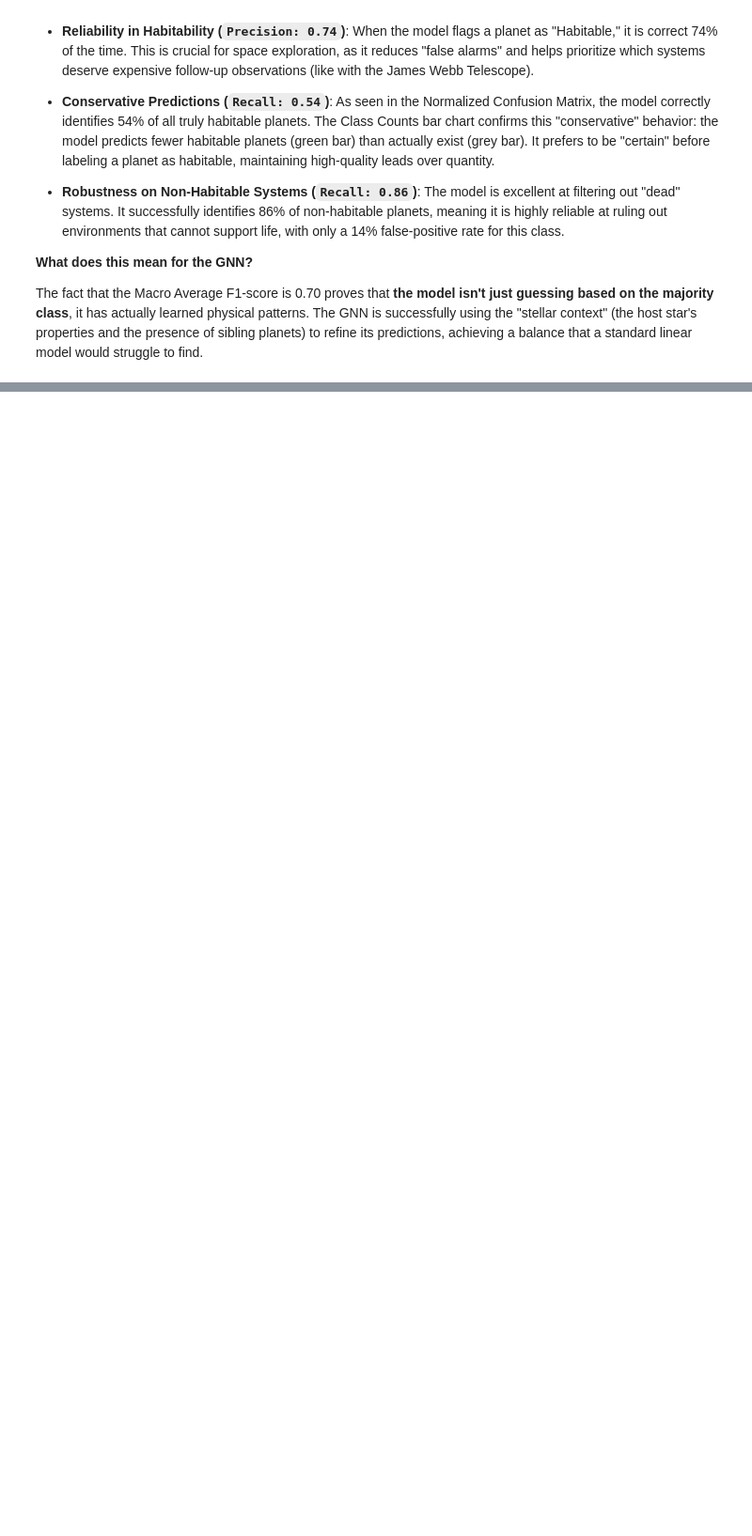
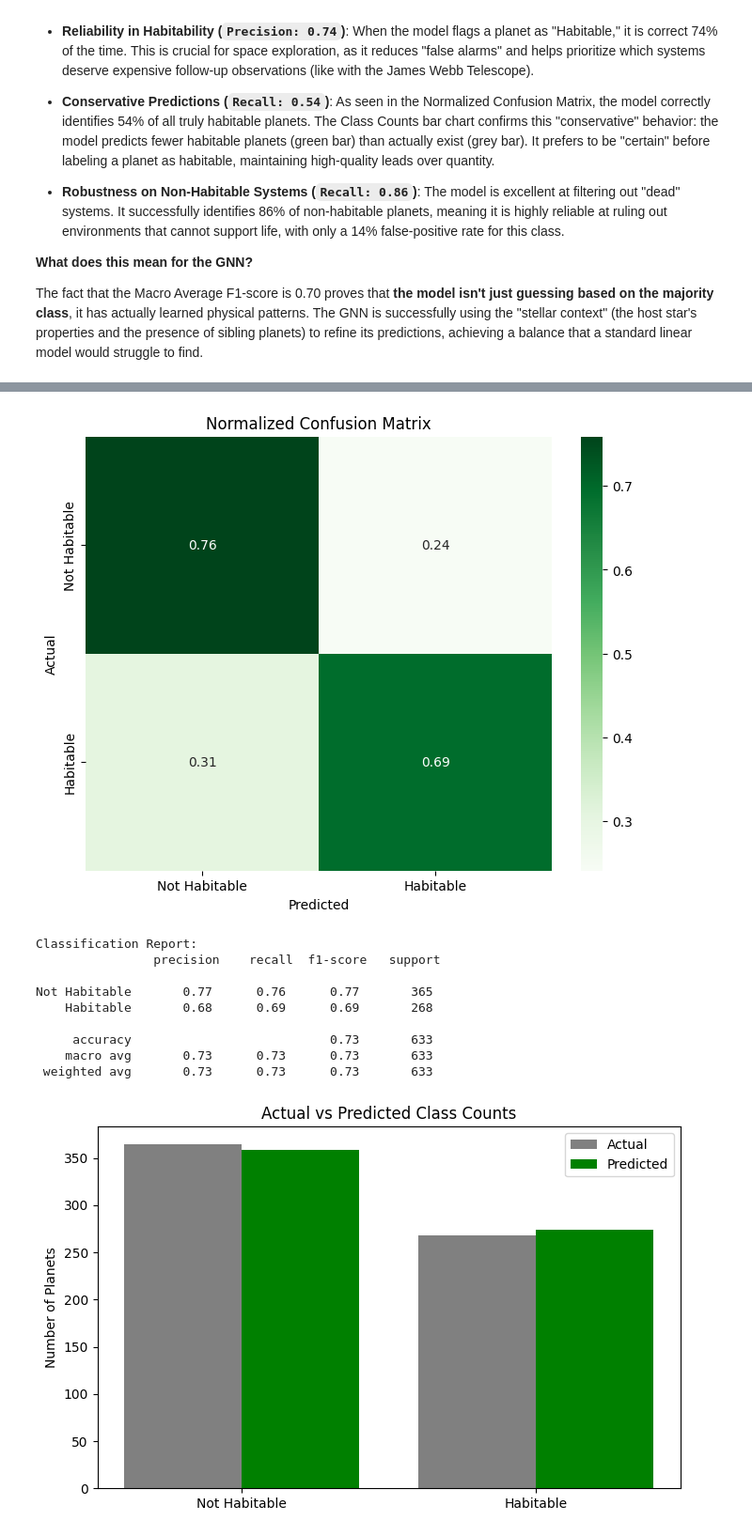
Before and after one commit to Gonzatorra/Machine-Learning-Avanzado, a Jupyter notebook: extraProject/main.ipynb, the cells around one changed output, grey strips where cells are left out. Shown at 94% size. Cells and saved outputs as stored; diff of their text form; code cells hidden in the pictures; blank space fills up the shorter version.

```diff
--- a/extraProject/main.ipynb
+++ b/extraProject/main.ipynb
@@ -824,0 +832,21 @@ The fact that the Macro Average F1-score is 0.70 proves that **the model isn't j
+# %%
+# Get all the labels
+y_train = np.concatenate([data.y.numpy() for data in train_graphs])
+
+# Calculate the weights
+# formula that it uses: n_samples / (n_classes * np.bincount(y))
+weights_array = compute_class_weight(
+    class_weight='balanced',
+    classes=np.unique(y_train),
+    y=y_train
+)
+
+# Convert into tensor for PyTorch
+weights = torch.tensor(weights_array, dtype=torch.float).to(device)
+
+print(f"Calculated weights:")
+print(f" - Not Habitable: {weights[0]:.2f}")
+print(f" - Habitable:     {weights[1]:.2f}")
+
+# Add it into the criterion
+criterion = torch.nn.CrossEntropyLoss(weight=weights)
@@ -824,0 +859,11 @@ The fact that the Macro Average F1-score is 0.70 proves that **the model isn't j
+# %%
+model, history = train_model(
+    model,
+    train_loader,
+    val_loader,
+    criterion,
+    optimizer,
+    device=device,
+    epochs=100,
+    patience=15
+)
@@ -824,0 +888,14 @@ The fact that the Macro Average F1-score is 0.70 proves that **the model isn't j
+# %%
+y_true, y_pred = evaluate_model(model, test_loader, device)
+# %% [output]
+[figure, added]
+Classification Report:
+                precision    recall  f1-score   support
+
+Not Habitable       0.77      0.76      0.77       365
+    Habitable       0.68      0.69      0.69       268
+
+     accuracy                           0.73       633
+    macro avg       0.73      0.73      0.73       633
+ weighted avg       0.73      0.73      0.73       633
+[figure, added]
```
Also changed, not shown: parts of 15 cells of this notebook, 3 other files.
